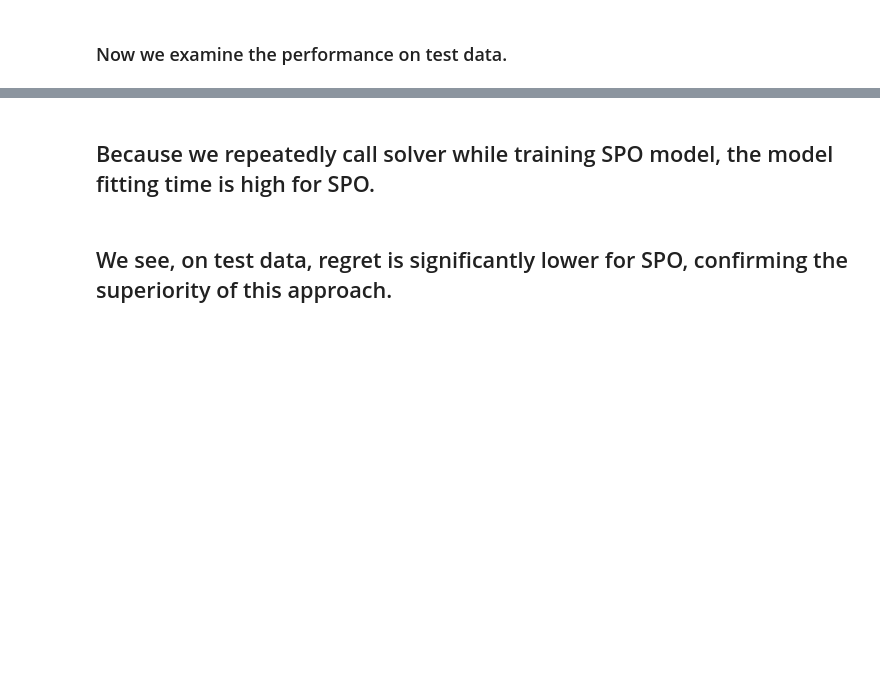
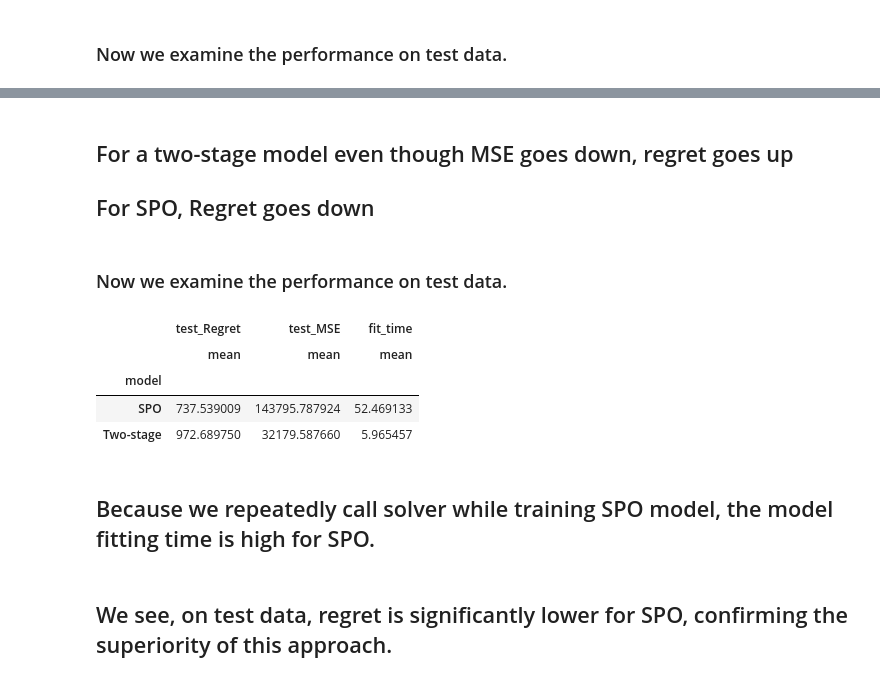
Before and after one commit to CPMpy/cpmpy, a Jupyter notebook: examples/CPMPY_Pred+Opt.ipynb, the cells around one changed output, grey strips where cells are left out. Drawn from its saved outputs; the diff is of its cells as text; code cells hidden in the pictures; blank space fills up the shorter version.

```diff
--- a/examples/CPMPY_Pred+Opt.ipynb
+++ b/examples/CPMPY_Pred+Opt.ipynb
@@ -354,5 +534,16 @@ sns.lineplot(y='train_MSE', x='epoch',
+# %% [markdown]
+## For a two-stage model even though MSE goes down, regret goes up
+## For SPO, Regret goes down
+# %% [markdown]
+### Now we examine the performance on test data.
 # %%
-rslt_df[rslt_df.epoch==9].groupby(['model']).agg({'test_Regret':['mean','std'],'test_MSE': ['mean','std'],'fit_time':['mean','std']})
+rslt_df[rslt_df.epoch==9].groupby(['model']).agg({'test_Regret':['mean'],'test_MSE': ['mean'],'fit_time':['mean']  })
+# %% [output]
+|  | test_Regret | test_MSE | fit_time |
+|  | mean | mean | mean |
+| model |  |  |  |
+| SPO | 737.539009 | 143795.787924 | 52.469133 |
+| Two-stage | 972.689750 | 32179.587660 | 5.965457 |
 # %% [markdown]
 ## Because we repeatedly call solver while training SPO model, the model fitting time is high for SPO.
 # %% [markdown]
```
Also changed, not shown: parts of 48 cells of this notebook.
